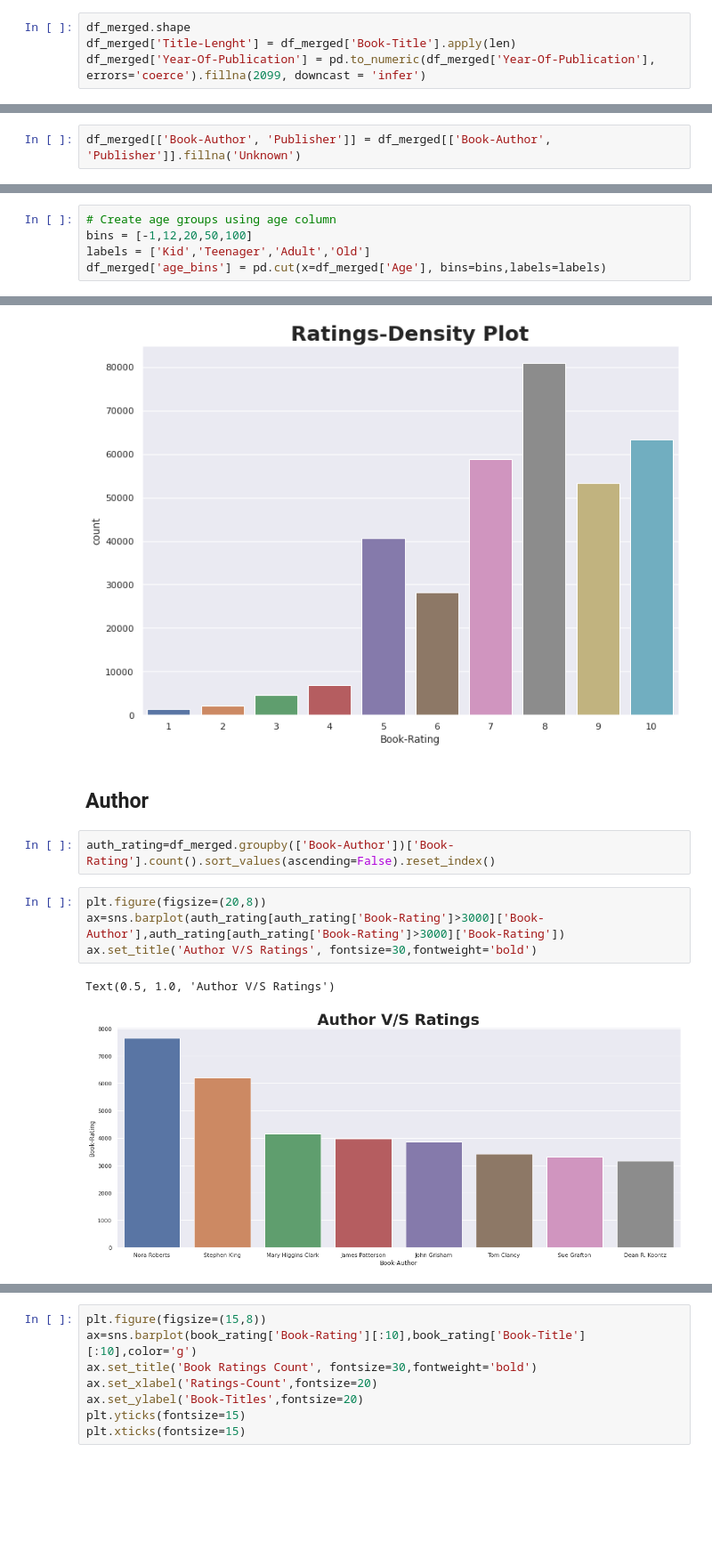
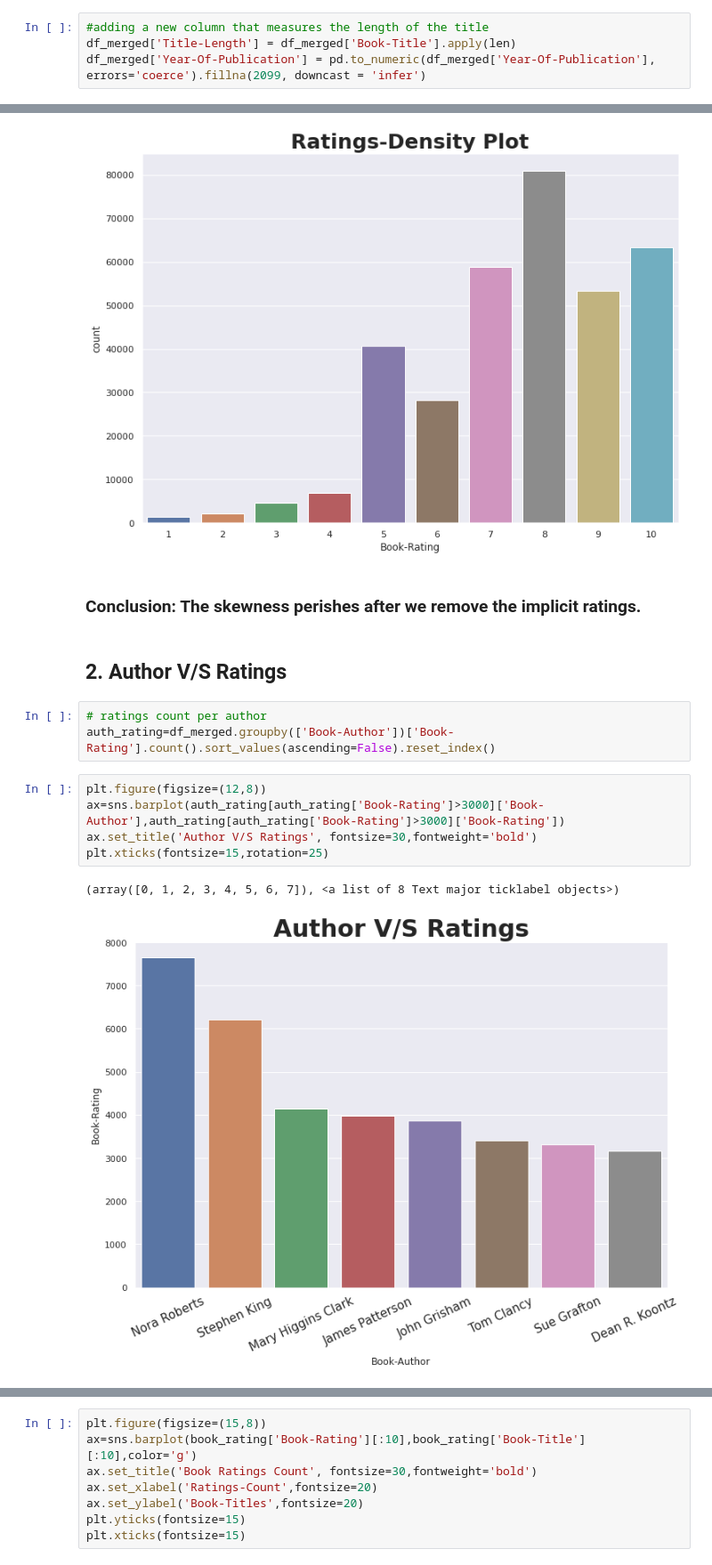
Before and after one commit to harshmudgil97/book_recommender_system, a Jupyter notebook: Final_Book_Recommendation_System.ipynb, the cells around one changed output, grey strips where cells are left out. Shown at 89% size. Cells and saved outputs as stored; diff of their text form; blank space fills up the shorter version.

```diff
--- a/Final_Book_Recommendation_System.ipynb
+++ b/Final_Book_Recommendation_System.ipynb
@@ -90,5 +122,5 @@ df_merged = df_merged.merge(df_user,how='inner',on='User-ID')
 # %%
-df_merged.shape
-df_merged['Title-Lenght'] = df_merged['Book-Title'].apply(len)
+#adding a new column that measures the length of the title
+df_merged['Title-Length'] = df_merged['Book-Title'].apply(len)
 df_merged['Year-Of-Publication'] = pd.to_numeric(df_merged['Year-Of-Publication'], errors='coerce').fillna(2099, downcast = 'infer')
 # %%
@@ -309,2 +357,0 @@ df_merged['Age'] = df_merged['Age'].astype(int)
-# %%
-df_merged[['Book-Author', 'Publisher']] = df_merged[['Book-Author', 'Publisher']].fillna('Unknown')
@@ -337,5 +357,0 @@ df_merged[df_merged['Book-Title']== 'Selected Poems'][['Book-Title','Book-Author
-# %%
-# Create age groups using age column
-bins = [-1,12,20,50,100]
-labels = ['Kid','Teenager','Adult','Old']
-df_merged['age_bins'] = pd.cut(x=df_merged['Age'], bins=bins,labels=labels)
@@ -425,14 +445,18 @@ sns.set(rc={'figure.figsize':(11.7,8.27)})
 sns.countplot(x='Book-Rating', data=df_merged_updated).set_title('Ratings-Density Plot', weight='bold').set_fontsize('25')
 # %% [output]
 [figure]
+# %% [markdown]
+### **Conclusion**: The skewness perishes after we remove the implicit ratings.
 # %% [markdown]
-## Author
+## 2. Author V/S Ratings
 # %%
+# ratings count per author
 auth_rating=df_merged.groupby(['Book-Author'])['Book-Rating'].count().sort_values(ascending=False).reset_index()
 # %%
-plt.figure(figsize=(20,8))
+plt.figure(figsize=(12,8))
 ax=sns.barplot(auth_rating[auth_rating['Book-Rating']>3000]['Book-Author'],auth_rating[auth_rating['Book-Rating']>3000]['Book-Rating'])
 ax.set_title('Author V/S Ratings', fontsize=30,fontweight='bold')
+plt.xticks(fontsize=15,rotation=25)
 # %% [output]
-Text(0.5, 1.0, 'Author V/S Ratings')
+(array([0, 1, 2, 3, 4, 5, 6, 7]), <a list of 8 Text major ticklabel objects>)
-[figure, old version]
+[figure, new version]
```
Also changed, not shown: parts of 175 cells of this notebook.
